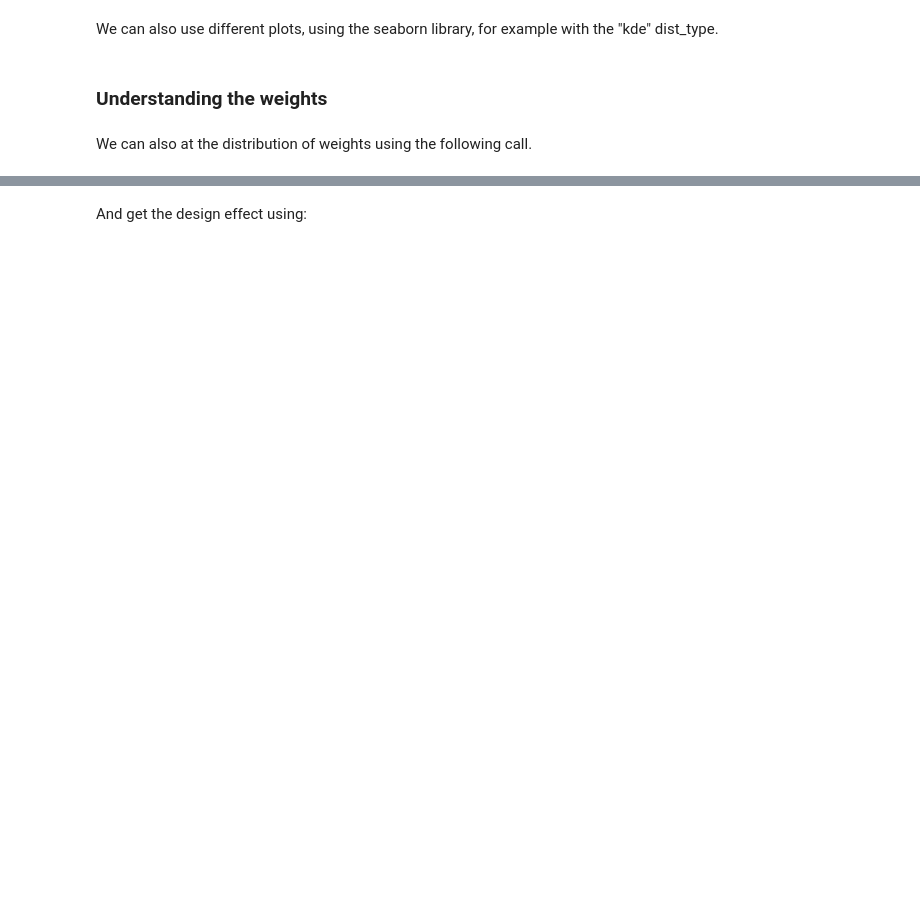
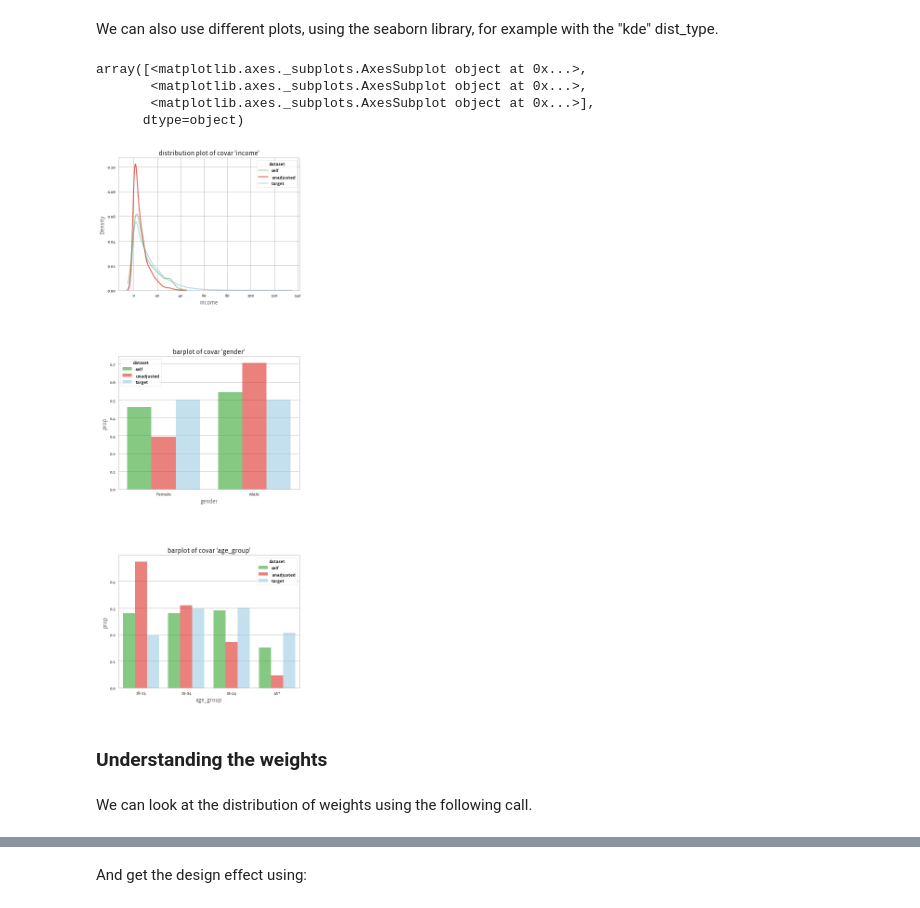
Before and after one commit to facebookresearch/balance, a Jupyter notebook: tutorials/balance_quickstart.ipynb, the cells around one changed output, grey strips where cells are left out. Cells and saved outputs as stored; diff of their text form; code cells hidden in the pictures; blank space fills up the shorter version.

```diff
--- a/tutorials/balance_quickstart.ipynb
+++ b/tutorials/balance_quickstart.ipynb
@@ -82,4 +190,4 @@ sample_with_target.covars().plot()
 Next, we adjust the sample to the target. The default method to be used is 'ipw' (which uses inverse probability/propensity weights, after running logistic regression with lasso regularization).
 # %%
 # Using ipw to fit survey weights
-adjust = sample_with_target.adjust(max_de=None)
+adjusted = sample_with_target.adjust(max_de=None)
@@ -103,9 +267,15 @@ adjust.covars().plot()
 We can also use different plots, using the seaborn library, for example with the "kde" dist_type.
 # %%
 # This shows how we could use seaborn to plot a kernel density estimation
-adjust.covars().plot(library = "seaborn", dist_type = "kde")
+adjusted.covars().plot(library = "seaborn", dist_type = "kde")
+# %% [output]
+array([<matplotlib.axes._subplots.AxesSubplot object at 0x...>,
+       <matplotlib.axes._subplots.AxesSubplot object at 0x...>,
+       <matplotlib.axes._subplots.AxesSubplot object at 0x...>],
+      dtype=object)
+[figure, added]
 # %% [markdown]
 ### Understanding the weights
 # %% [markdown]
-We can also at the distribution of weights using the following call.
+We can look at the distribution of weights using the following call.
 # %%
```
Also changed, not shown: parts of 24 cells of this notebook.
